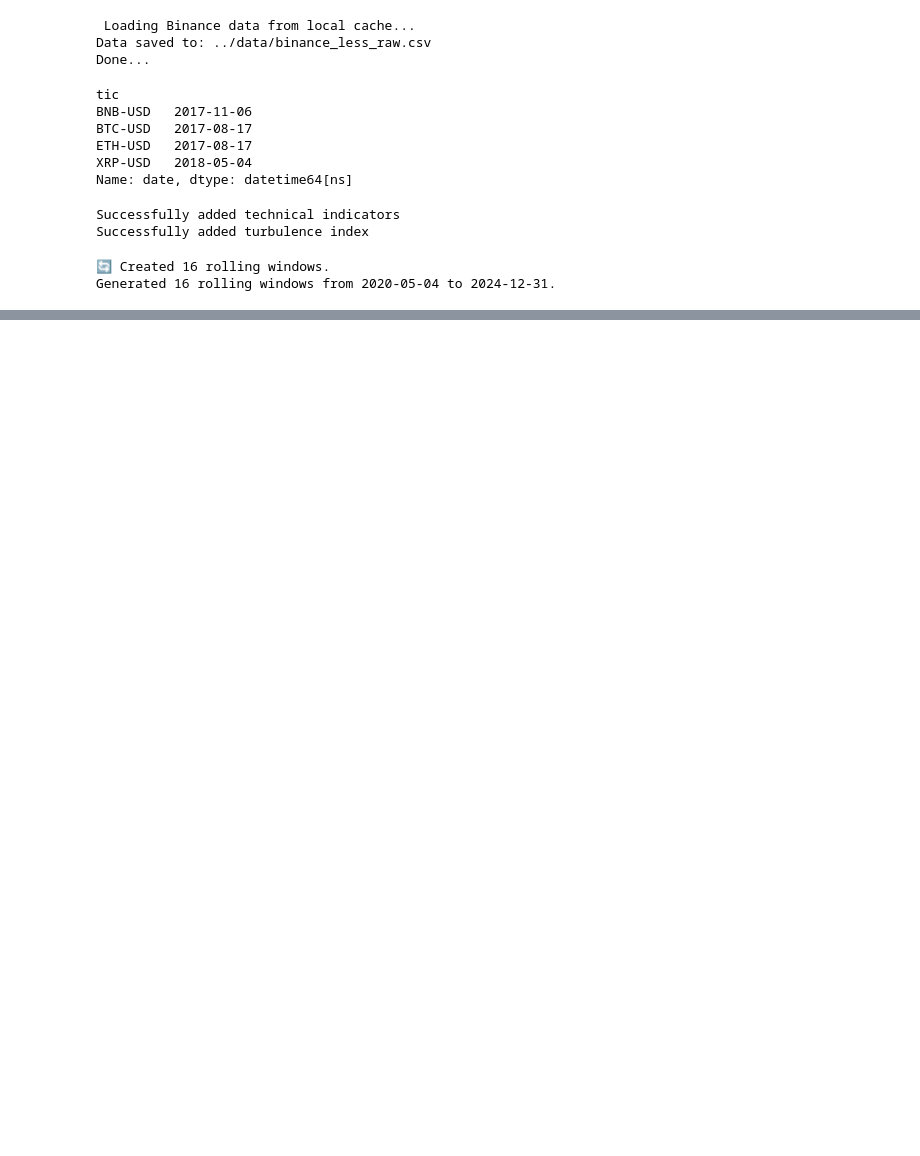
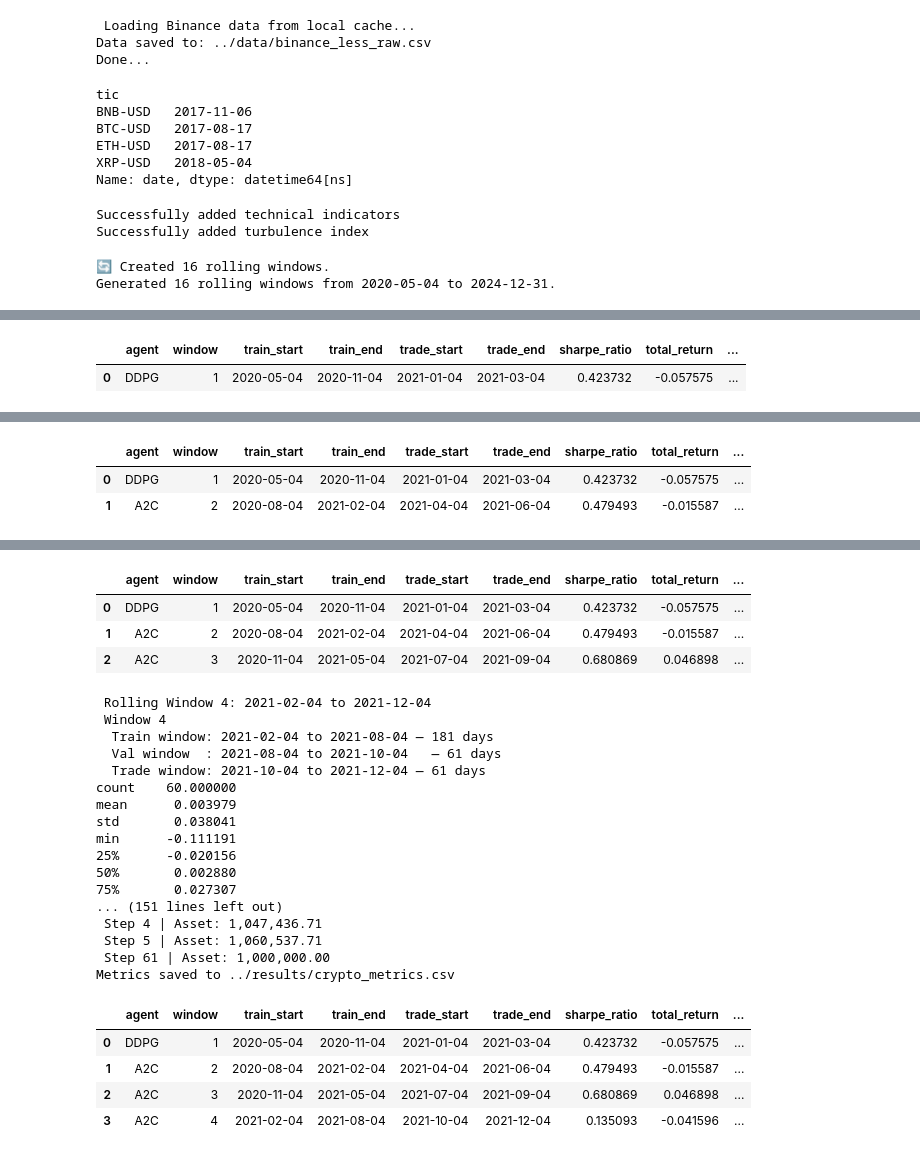
Before and after one commit to Derya-Lee/finrl-research, a Jupyter notebook: notebooks/crypto_ensemble.ipynb, the cells around one changed output, grey strips where cells are left out. Saved outputs shown, nothing was run; the diff lists cells and outputs as text; code cells hidden in the pictures; blank space fills up the shorter version.

Commit message:
Add Crypto env updates

```diff
--- a/notebooks/crypto_ensemble.ipynb
+++ b/notebooks/crypto_ensemble.ipynb
@@ -139,12 +139,15 @@ Generated 16 rolling windows from 2020-05-04 to 2024-12-31.
 # %%
 from stable_baselines3 import PPO, A2C, DDPG
 from stable_baselines3.common.vec_env import DummyVecEnv
+from finrl.plot.plot import get_daily_return
+
 #  rolling window backtest using three reinforcement learning agents (PPO, A2C, DDPG).
 results = []
 EPISODES = 10
+performance_log = []
 
 for i, (train_start, train_end, val_end, trade_end) in enumerate(windows):
-    print(" Rolling Window {i+1}: {train_start.date()} to {trade_end.date()}")
+    print(f" Rolling Window {i+1}: {train_start.date()} to {trade_end.date()}")
 
     train_data = data_split(df_processed, train_start, train_end)
     val_data = data_split(df_processed, train_end, val_end)
@@ -211,29 +214,53 @@ for i, (train_start, train_end, val_end, trade_end) in enumerate(windows):
             best_model = model
             best_sharpe = sharpe
 
-    print(" Best model: {best_model.__class__.__name__} with Sharpe {best_sharpe:.2f}")
+    # print(" Best model: {best_model.__class__.__name__} with Sharpe {best_sharpe:.2f}")
 
     env_trade = DummyVecEnv([lambda: CryptoTradingEnv(trade_data)])
-    print(f"{name} Account Memory Sample: {env_trade.envs[0].asset_memory[:5]}")
+    # print(f"{name} Account Memory Sample: {env_trade.envs[0].asset_memory[:5]}")
 
     if best_model is not None:
         df_result = DRLAgent.DRL_prediction(model=best_model, environment=env_trade)
         account_vals = df_result["account_value"].values.tolist()
 
-        print(f"{best_model.__class__.__name__} Account Value Range: {min(account_vals):.2f} to {max(account_vals):.2f}")
+        # print(f"{best_model.__class__.__name__} Account Value Range: {min(account_vals):.2f} to {max(account_vals):.2f}")
+        account_values = df_result["account_value"]
+        daily_returns = get_daily_return(df_result)  # get_daily_return expects a full df with date
 
-        results.append(df_result)
+        sharpe = (252**0.5) * daily_returns.mean() / daily_returns.std()
+        total_return = account_values.iloc[-1] / account_values.iloc[0] - 1
+        volatility = daily_returns.std()
+        max_drawdown = (account_values.cummax() - account_values).max() / account_values.cummax().max()
+        performance_log.append({
+                "agent": best_model.__class__.__name__,
+                "window": i + 1,
+                "train_start": train_start.date(),
+                "train_end": train_end.date(),
+                "trade_start": val_end.date(),
+                "trade_end": trade_end.date(),
+                "sharpe_ratio": sharpe,
+                "total_return": total_return,
+                "volatility": volatility,
+                "max_drawdown": max_drawdown,
+                "final_account_value": account_values.iloc[-1],
+                "asset_class": "Crypto"  # or "Stock" in the other notebook
+            })
     else:
         print(f"❌ No valid model selected in window {i+1} — skipping trade step.")
 
 
-    if results:
-        df_final = pd.concat(results)
-        df_final.reset_index(drop=True, inplace=True)
+    if performance_log:
+        df_metrics = pd.DataFrame(performance_log)
+        df_metrics.to_csv("../results/crypto_metrics.csv", index=False)
+        print("Metrics saved to ../results/crypto_metrics.csv")
+        display(df_metrics)
 
-        # Save for later use
-        df_final.to_csv("../results/crypto_account_values.csv", index=False)
-        print("Results saved to results/crypto_account_values.csv")
+        # df_final = pd.concat(performance_log)
+        # df_final.reset_index(drop=True, inplace=True)
+
+        # # Save for later use
+        # df_final.to_csv("../results/crypto_account_values.csv", index=False)
+        # print("Results saved to results/crypto_account_values.csv")
     else:
         print("No results to analyze.")
 # %% [output]
@@ -256,0 +284,2 @@ Results saved to results/crypto_account_values.csv
+|  | agent | window | train_start | train_end | trade_start | trade_end | sharpe_ratio | total_return | ... |
+| 0 | DDPG | 1 | 2020-05-04 | 2020-11-04 | 2021-01-04 | 2021-03-04 | 0.423732 | -0.057575 | ... |
@@ -256,0 +303,3 @@ Results saved to results/crypto_account_values.csv
+|  | agent | window | train_start | train_end | trade_start | trade_end | sharpe_ratio | total_return | ... |
+| 0 | DDPG | 1 | 2020-05-04 | 2020-11-04 | 2021-01-04 | 2021-03-04 | 0.423732 | -0.057575 | ... |
+| 1 | A2C | 2 | 2020-08-04 | 2021-02-04 | 2021-04-04 | 2021-06-04 | 0.479493 | -0.015587 | ... |
@@ -256,0 +323,26 @@ Results saved to results/crypto_account_values.csv
+|  | agent | window | train_start | train_end | trade_start | trade_end | sharpe_ratio | total_return | ... |
+| 0 | DDPG | 1 | 2020-05-04 | 2020-11-04 | 2021-01-04 | 2021-03-04 | 0.423732 | -0.057575 | ... |
+| 1 | A2C | 2 | 2020-08-04 | 2021-02-04 | 2021-04-04 | 2021-06-04 | 0.479493 | -0.015587 | ... |
+| 2 | A2C | 3 | 2020-11-04 | 2021-05-04 | 2021-07-04 | 2021-09-04 | 0.680869 | 0.046898 | ... |
+ Rolling Window 4: 2021-02-04 to 2021-12-04
+ Window 4
+  Train window: 2021-02-04 to 2021-08-04 — 181 days
+  Val window  : 2021-08-04 to 2021-10-04   — 61 days
+  Trade window: 2021-10-04 to 2021-12-04 — 61 days
+count    60.000000
+mean      0.003979
+std       0.038041
+min      -0.111191
+25%      -0.020156
+50%       0.002880
+75%       0.027307
+... (151 lines left out)
+ Step 4 | Asset: 1,047,436.71
+ Step 5 | Asset: 1,060,537.71
+ Step 61 | Asset: 1,000,000.00
+Metrics saved to ../results/crypto_metrics.csv
+|  | agent | window | train_start | train_end | trade_start | trade_end | sharpe_ratio | total_return | ... |
+| 0 | DDPG | 1 | 2020-05-04 | 2020-11-04 | 2021-01-04 | 2021-03-04 | 0.423732 | -0.057575 | ... |
+| 1 | A2C | 2 | 2020-08-04 | 2021-02-04 | 2021-04-04 | 2021-06-04 | 0.479493 | -0.015587 | ... |
+| 2 | A2C | 3 | 2020-11-04 | 2021-05-04 | 2021-07-04 | 2021-09-04 | 0.680869 | 0.046898 | ... |
+| 3 | A2C | 4 | 2021-02-04 | 2021-08-04 | 2021-10-04 | 2021-12-04 | 0.135093 | -0.041596 | ... |
```
Also changed, not shown: parts of 6 cells of this notebook, 3 other files.
